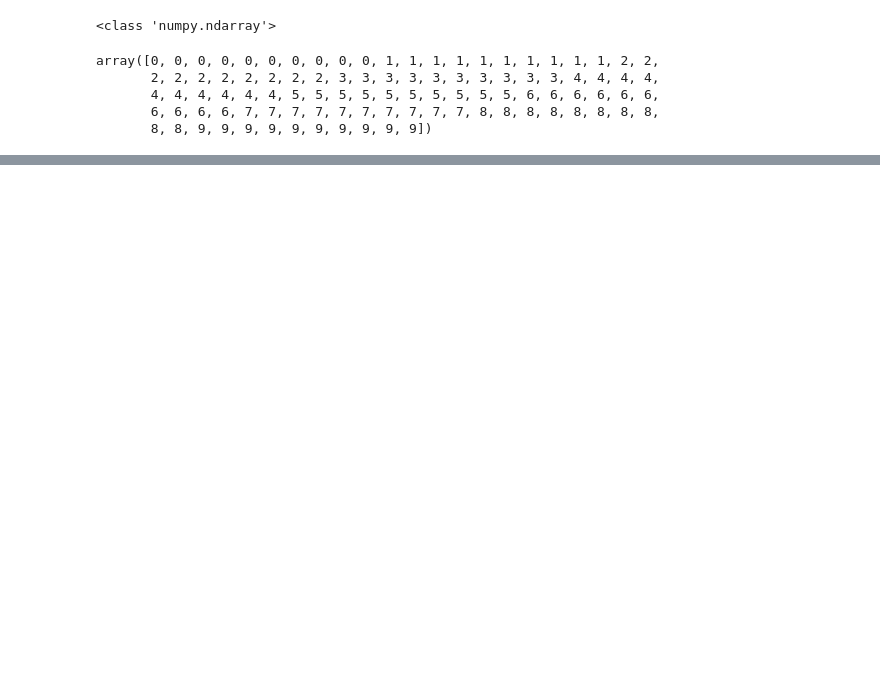
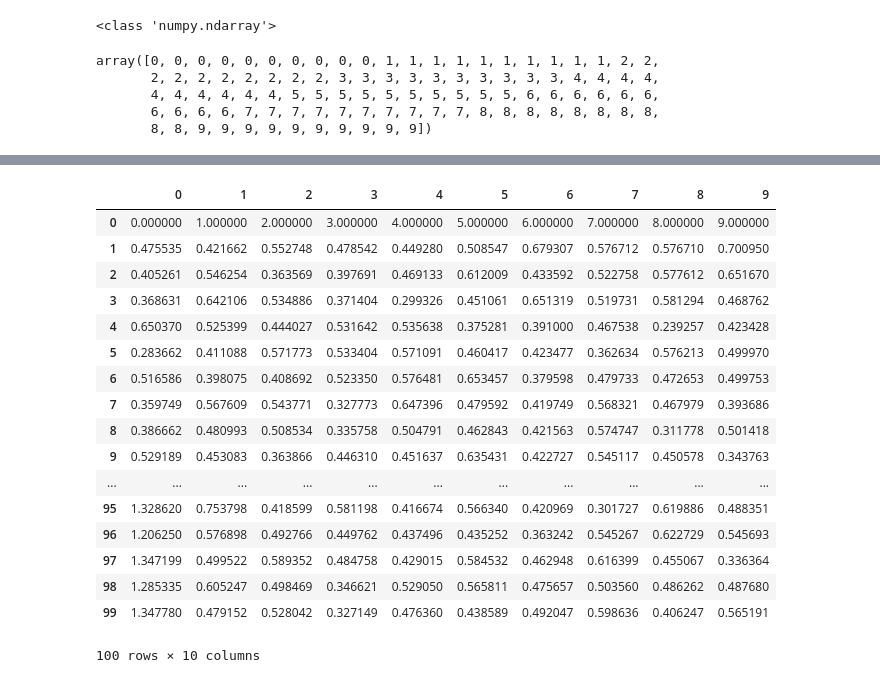
Before and after one commit to Paroscha/JupyterNotebooks, a Jupyter notebook: Rolling Example.ipynb, the cells around one changed output, grey strips where cells are left out. Cells and saved outputs as stored; diff of their text form; code cells hidden in the pictures; blank space fills up the shorter version.

Commit message:
lambda and groupby

```diff
--- a/Rolling Example.ipynb
+++ b/Rolling Example.ipynb
@@ -102,0 +127,21 @@ df.rolling(window = 10, axis = 1).mean().iloc[:,range(9,100,10)]
+# %%
+df.groupby(lambda x: x // 10, axis = 1).mean()
+# %% [output]
+|  | 0 | 1 | 2 | 3 | 4 | 5 | 6 | 7 | 8 | 9 |
+| 0 | 0.000000 | 1.000000 | 2.000000 | 3.000000 | 4.000000 | 5.000000 | 6.000000 | 7.000000 | 8.000000 | 9.000000 |
+| 1 | 0.475535 | 0.421662 | 0.552748 | 0.478542 | 0.449280 | 0.508547 | 0.679307 | 0.576712 | 0.576710 | 0.700950 |
+| 2 | 0.405261 | 0.546254 | 0.363569 | 0.397691 | 0.469133 | 0.612009 | 0.433592 | 0.522758 | 0.577612 | 0.651670 |
+| 3 | 0.368631 | 0.642106 | 0.534886 | 0.371404 | 0.299326 | 0.451061 | 0.651319 | 0.519731 | 0.581294 | 0.468762 |
+| 4 | 0.650370 | 0.525399 | 0.444027 | 0.531642 | 0.535638 | 0.375281 | 0.391000 | 0.467538 | 0.239257 | 0.423428 |
+| 5 | 0.283662 | 0.411088 | 0.571773 | 0.533404 | 0.571091 | 0.460417 | 0.423477 | 0.362634 | 0.576213 | 0.499970 |
+| 6 | 0.516586 | 0.398075 | 0.408692 | 0.523350 | 0.576481 | 0.653457 | 0.379598 | 0.479733 | 0.472653 | 0.499753 |
+| 7 | 0.359749 | 0.567609 | 0.543771 | 0.327773 | 0.647396 | 0.479592 | 0.419749 | 0.568321 | 0.467979 | 0.393686 |
+| 8 | 0.386662 | 0.480993 | 0.508534 | 0.335758 | 0.504791 | 0.462843 | 0.421563 | 0.574747 | 0.311778 | 0.501418 |
+| 9 | 0.529189 | 0.453083 | 0.363866 | 0.446310 | 0.451637 | 0.635431 | 0.422727 | 0.545117 | 0.450578 | 0.343763 |
+| ... | ... | ... | ... | ... | ... | ... | ... | ... | ... | ... |
+| 95 | 1.328620 | 0.753798 | 0.418599 | 0.581198 | 0.416674 | 0.566340 | 0.420969 | 0.301727 | 0.619886 | 0.488351 |
+| 96 | 1.206250 | 0.576898 | 0.492766 | 0.449762 | 0.437496 | 0.435252 | 0.363242 | 0.545267 | 0.622729 | 0.545693 |
+| 97 | 1.347199 | 0.499522 | 0.589352 | 0.484758 | 0.429015 | 0.584532 | 0.462948 | 0.616399 | 0.455067 | 0.336364 |
+| 98 | 1.285335 | 0.605247 | 0.498469 | 0.346621 | 0.529050 | 0.565811 | 0.475657 | 0.503560 | 0.486262 | 0.487680 |
+| 99 | 1.347780 | 0.479152 | 0.528042 | 0.327149 | 0.476360 | 0.438589 | 0.492047 | 0.598636 | 0.406247 | 0.565191 |
+100 rows × 10 columns
```
Also changed, not shown: parts of 6 cells of this notebook.
